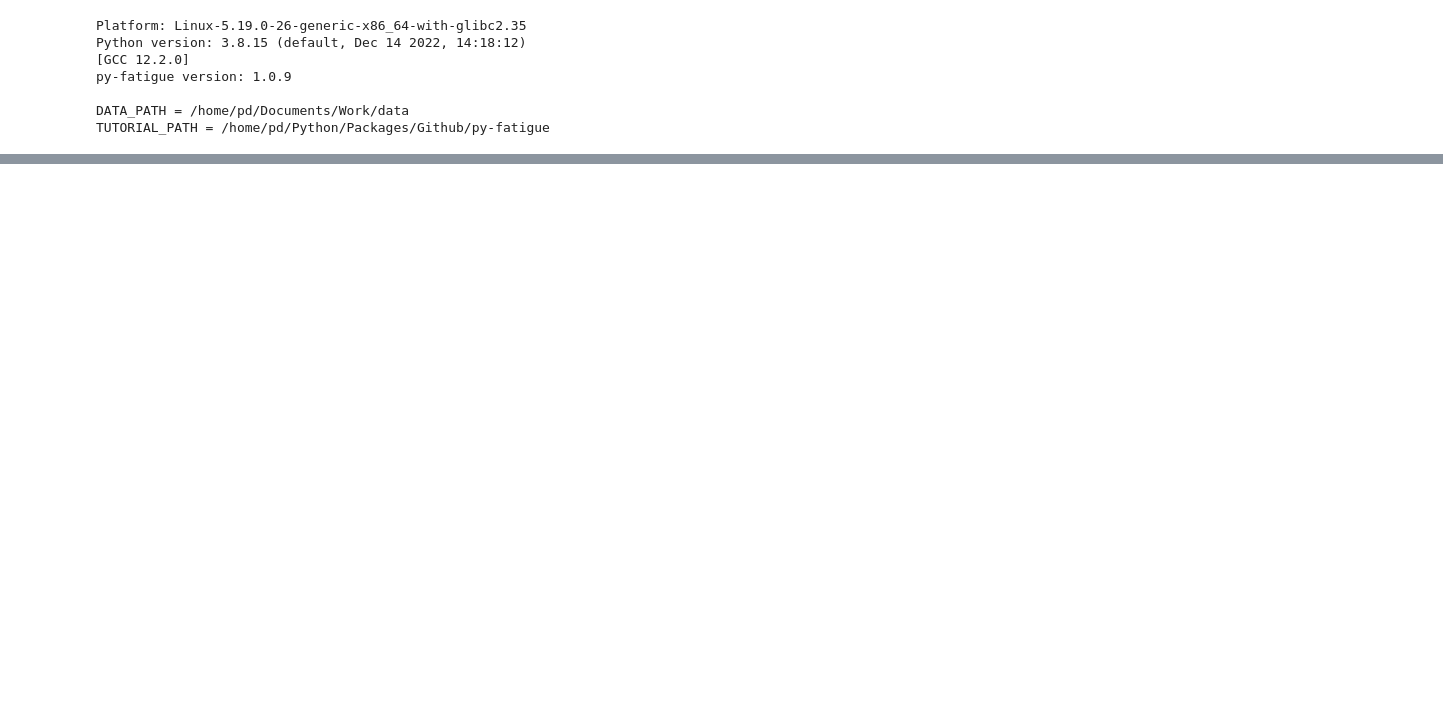
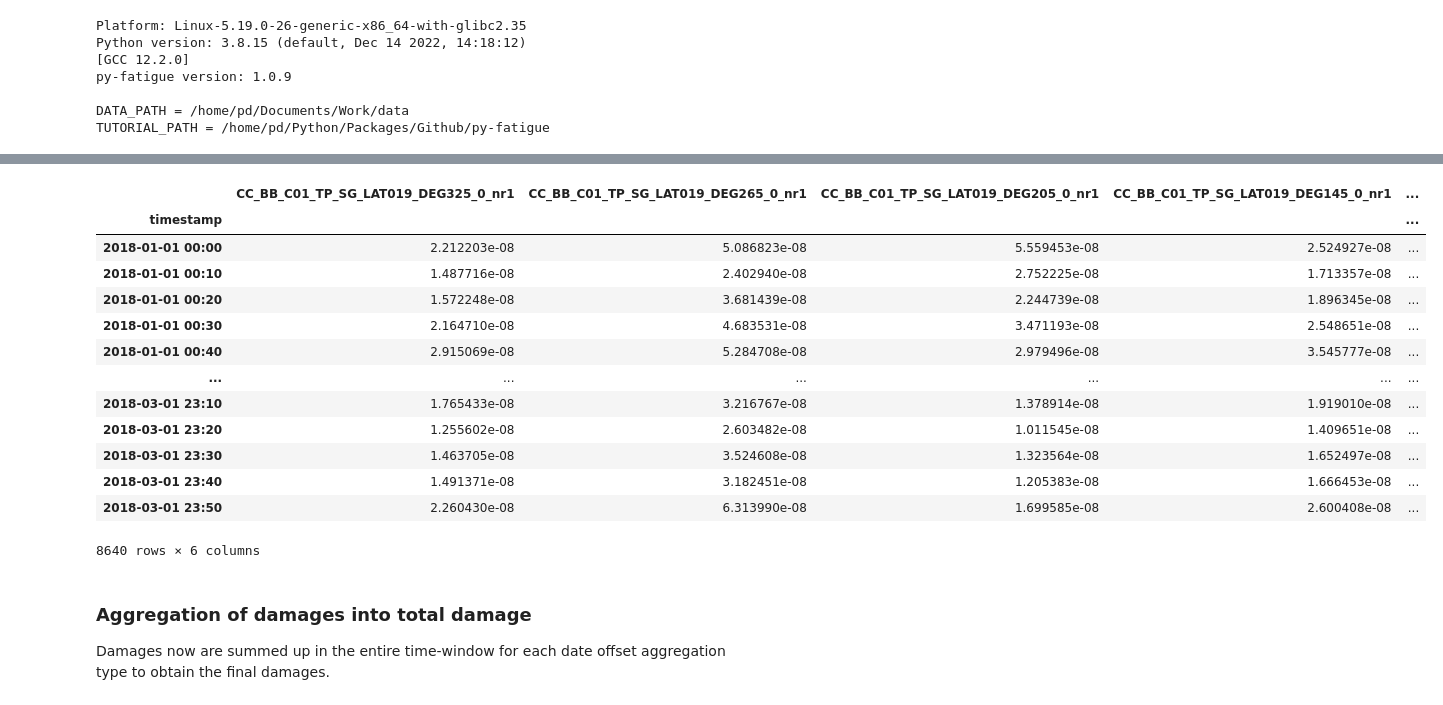
Before and after one commit to OWI-Lab/py_fatigue, a Jupyter notebook: notebooks/0.5.0 - PD.Use-case.LFFD-effect-quantification.ipynb, the cells around one changed output, grey strips where cells are left out. Cells and saved outputs as stored; diff of their text form; code cells hidden in the pictures; blank space fills up the shorter version.

```diff
--- a/notebooks/0.5.0 - PD.Use-case.LFFD-effect-quantification.ipynb
+++ b/notebooks/0.5.0 - PD.Use-case.LFFD-effect-quantification.ipynb
@@ -369,0 +295,21 @@ df_[[column for column in df_.columns if is_datetime(df_[column])]]
+# %%
+dict_df_dmg["T"].loc["m=[3.]"]
+# %% [output]
+|  | CC_BB_C01_TP_SG_LAT019_DEG325_0_nr1 | CC_BB_C01_TP_SG_LAT019_DEG265_0_nr1 | CC_BB_C01_TP_SG_LAT019_DEG205_0_nr1 | CC_BB_C01_TP_SG_LAT019_DEG145_0_nr1 | ... |
+| timestamp |  |  |  |  | ... |
+| 2018-01-01 00:00 | 2.212203e-08 | 5.086823e-08 | 5.559453e-08 | 2.524927e-08 | ... |
+| 2018-01-01 00:10 | 1.487716e-08 | 2.402940e-08 | 2.752225e-08 | 1.713357e-08 | ... |
+| 2018-01-01 00:20 | 1.572248e-08 | 3.681439e-08 | 2.244739e-08 | 1.896345e-08 | ... |
+| 2018-01-01 00:30 | 2.164710e-08 | 4.683531e-08 | 3.471193e-08 | 2.548651e-08 | ... |
+| 2018-01-01 00:40 | 2.915069e-08 | 5.284708e-08 | 2.979496e-08 | 3.545777e-08 | ... |
+| ... | ... | ... | ... | ... | ... |
+| 2018-03-01 23:10 | 1.765433e-08 | 3.216767e-08 | 1.378914e-08 | 1.919010e-08 | ... |
+| 2018-03-01 23:20 | 1.255602e-08 | 2.603482e-08 | 1.011545e-08 | 1.409651e-08 | ... |
+| 2018-03-01 23:30 | 1.463705e-08 | 3.524608e-08 | 1.323564e-08 | 1.652497e-08 | ... |
+| 2018-03-01 23:40 | 1.491371e-08 | 3.182451e-08 | 1.205383e-08 | 1.666453e-08 | ... |
+| 2018-03-01 23:50 | 2.260430e-08 | 6.313990e-08 | 1.699585e-08 | 2.600408e-08 | ... |
+8640 rows × 6 columns
+# %% [markdown]
+### Aggregation of damages into total damage
+
+Damages now are summed up in the entire time-window for each date offset aggregation type to obtain the final damages.
```
Also changed, not shown: parts of 48 cells of this notebook, 3 other files.
